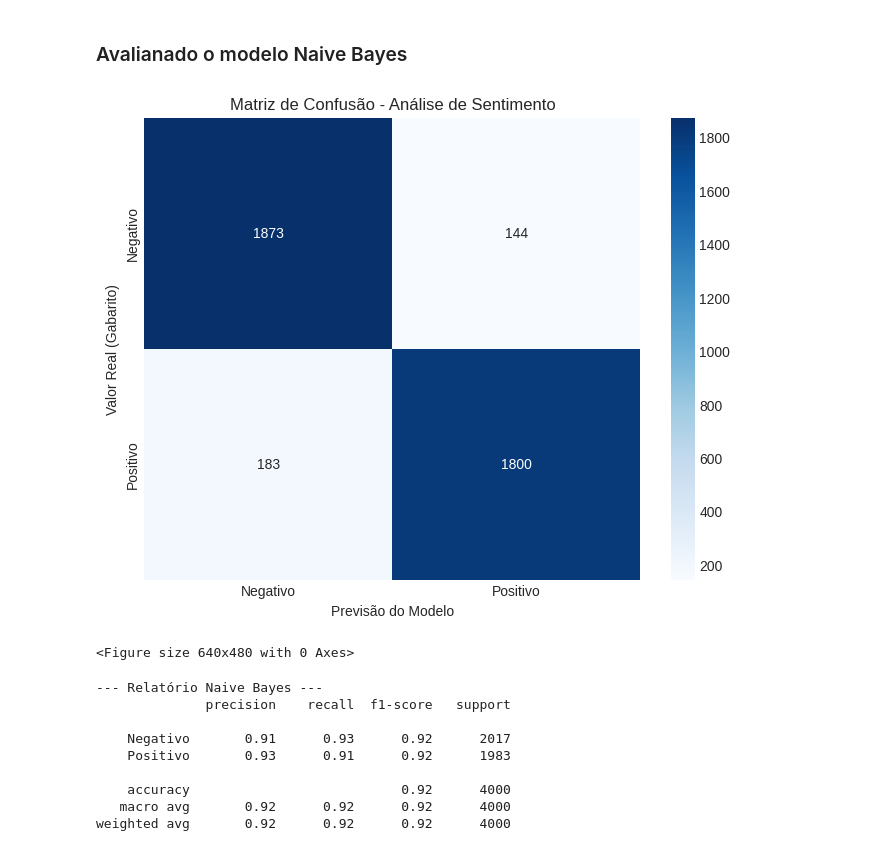
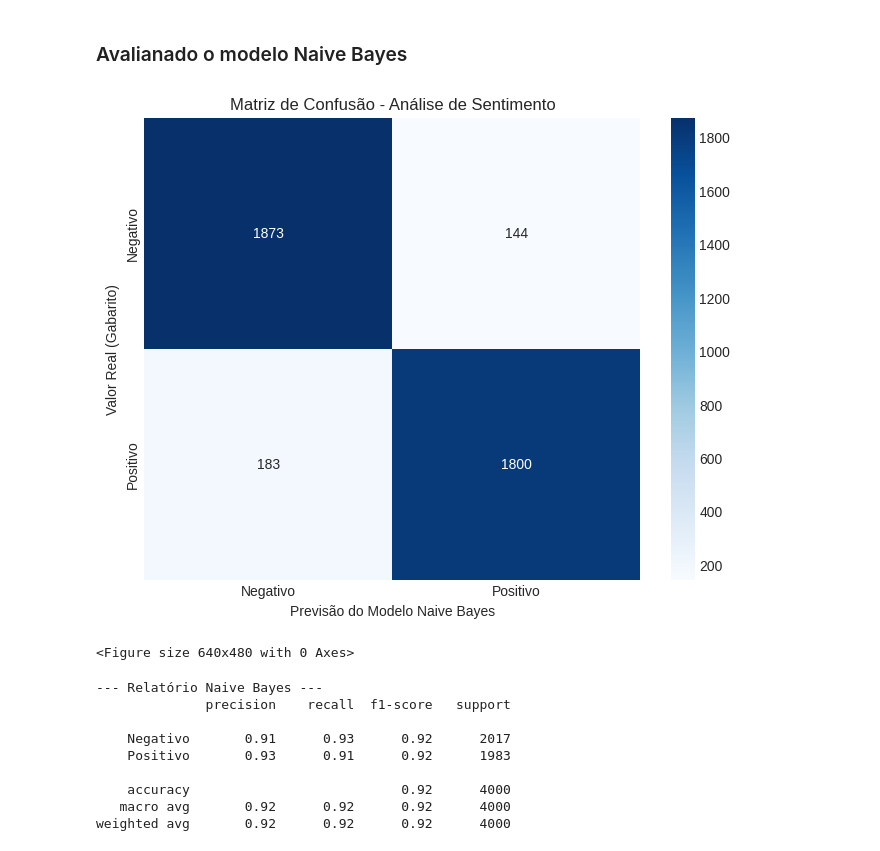
Before and after one commit to ONE-sentiment-analysis/One_sentiment_analysis_model, a Jupyter notebook: src/notebooks/00_One_sentiment_analysis_model.ipynb, the cells around one changed output. Saved outputs shown, nothing was run; the diff lists cells and outputs as text; code cells hidden in the pictures.

Commit message:
small fix model V2

```diff
--- a/src/notebooks/00_One_sentiment_analysis_model.ipynb
+++ b/src/notebooks/00_One_sentiment_analysis_model.ipynb
@@ -438,26 +438,26 @@ Positivo
 # %%
 import matplotlib.pyplot as plt
 import seaborn as sns
 from sklearn.metrics import confusion_matrix
 
 y_pred = modelo.predict(X_test)
 
 # gerar a matriz numerica
 cm = confusion_matrix(y_test, y_pred)
 
 # configurar o visual do grafico
 plt.figure(figsize=(8, 6))
 sns.heatmap(cm, annot=True, fmt='d', cmap='Blues',
             xticklabels=['Negativo', 'Positivo'],
             yticklabels=['Negativo', 'Positivo'])
 
-plt.xlabel('Previsão do Modelo NB')
+plt.xlabel('Previsão do Modelo Naive Bayes')
 plt.ylabel('Valor Real (Gabarito)')
 plt.title('Matriz de Confusão - Análise de Sentimento')
 plt.show()
 plt.savefig("../resources/img/003_matriz_confusao_NB.png")
 # %% [output]
-[figure, old version]
+[figure, new version]
 <Figure size 640x480 with 0 Axes>
 # %%
 from sklearn.metrics import classification_report
```
Also changed, not shown: parts of 2 cells of this notebook, 1 other file.
